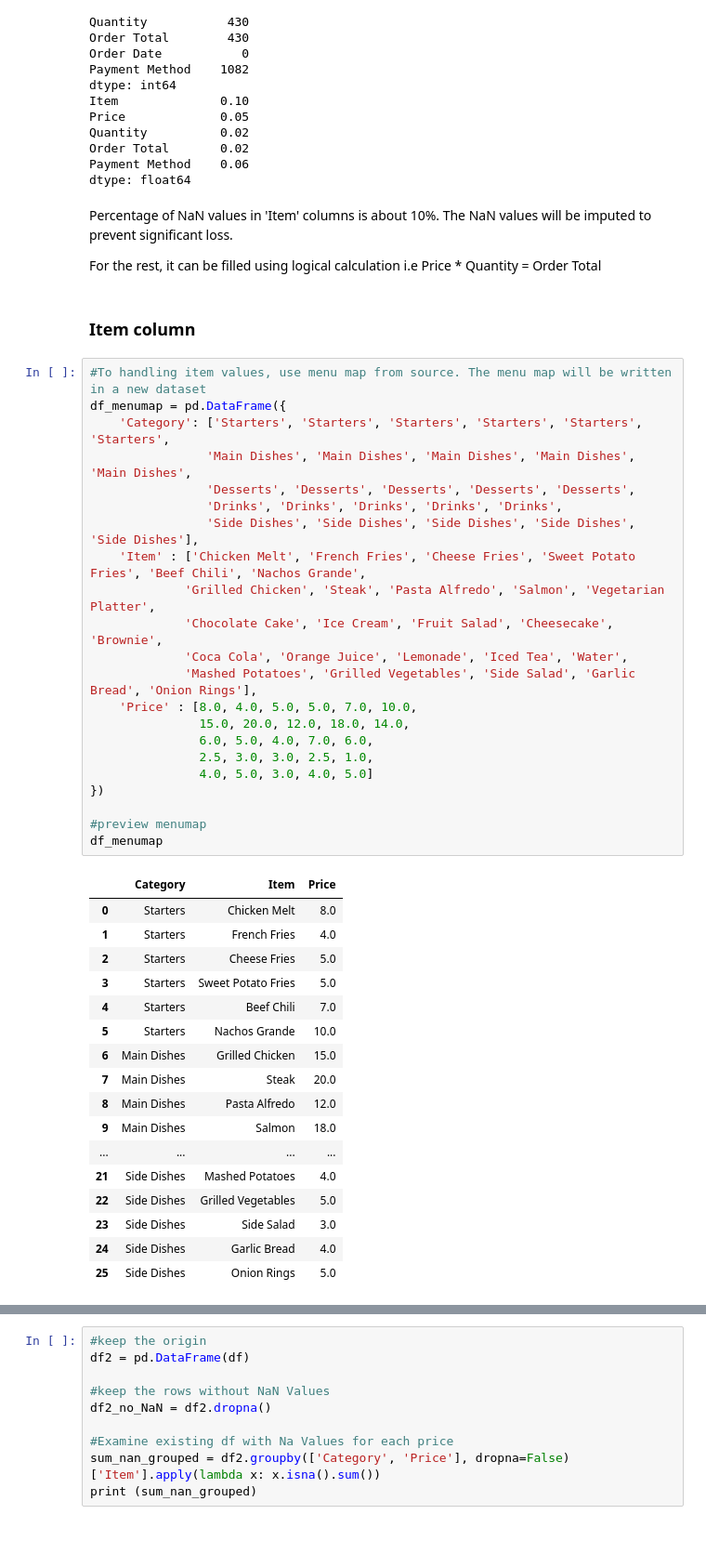
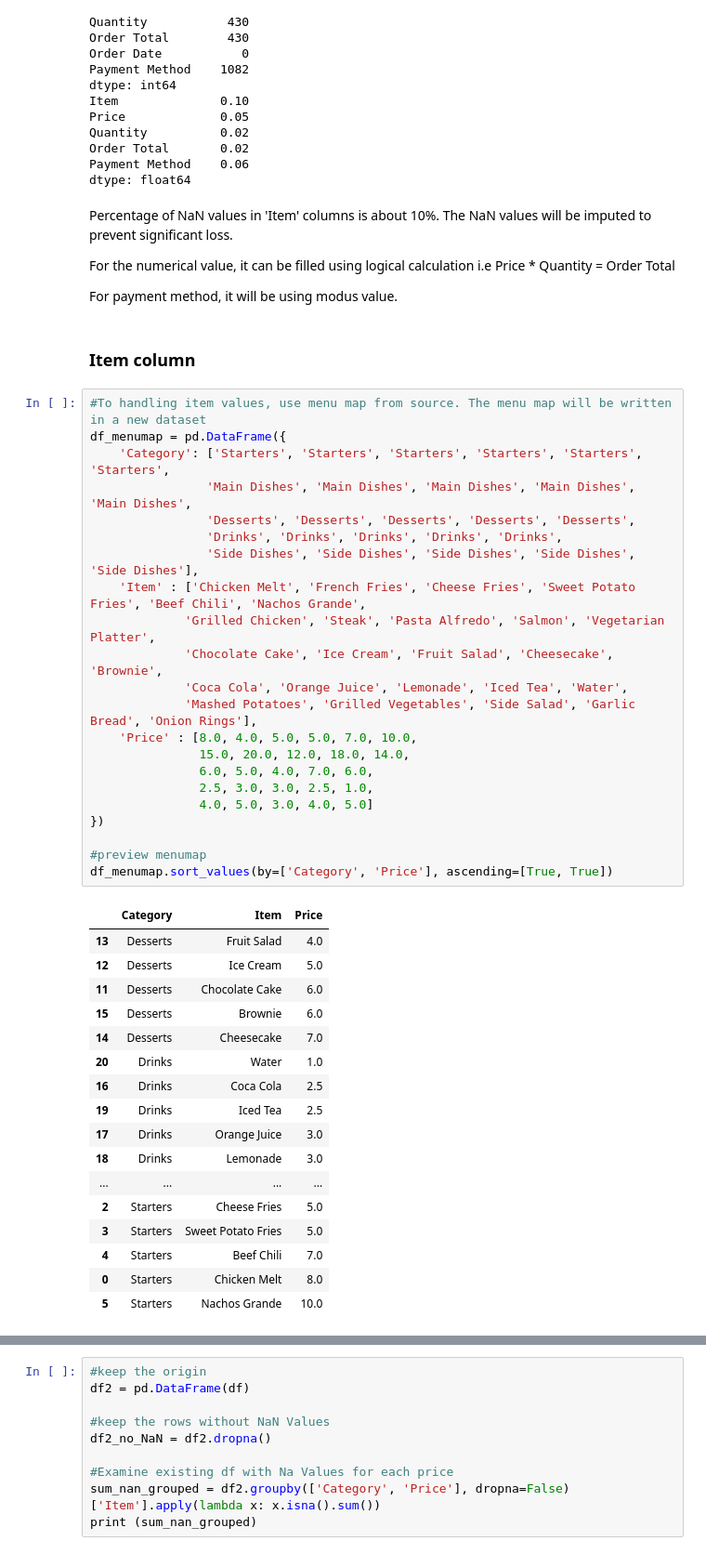
Before and after one commit to graveo-wicaksana/DA_restaurantSales, a Jupyter notebook: DA_restaurantSales.ipynb, the cells around one changed output, grey strips where cells are left out. Shown at 93% size. Cells and saved outputs as stored; diff of their text form.

Commit message:
Updated to handle duplicate price in each category of NaN Items

```diff
--- a/DA_restaurantSales.ipynb
+++ b/DA_restaurantSales.ipynb
@@ -126,46 +126,48 @@ dtype: float64
 # %% [markdown]
 Percentage of NaN values in 'Item' columns is about 10%. The NaN values will be imputed to prevent significant loss.
 
-For the rest, it can be filled using logical calculation i.e Price * Quantity = Order Total
+For the numerical value, it can be filled using logical calculation i.e Price * Quantity = Order Total
+
+For payment method, it will be using modus value.
 # %% [markdown]
 ### Item column
 # %%
 #To handling item values, use menu map from source. The menu map will be written in a new dataset
 df_menumap = pd.DataFrame({
     'Category': ['Starters', 'Starters', 'Starters', 'Starters', 'Starters', 'Starters',
                 'Main Dishes', 'Main Dishes', 'Main Dishes', 'Main Dishes', 'Main Dishes',
                 'Desserts', 'Desserts', 'Desserts', 'Desserts', 'Desserts',
                 'Drinks', 'Drinks', 'Drinks', 'Drinks', 'Drinks',
                 'Side Dishes', 'Side Dishes', 'Side Dishes', 'Side Dishes', 'Side Dishes'],
     'Item' : ['Chicken Melt', 'French Fries', 'Cheese Fries', 'Sweet Potato Fries', 'Beef Chili', 'Nachos Grande',
              'Grilled Chicken', 'Steak', 'Pasta Alfredo', 'Salmon', 'Vegetarian Platter',
              'Chocolate Cake', 'Ice Cream', 'Fruit Salad', 'Cheesecake', 'Brownie',
              'Coca Cola', 'Orange Juice', 'Lemonade', 'Iced Tea', 'Water',
              'Mashed Potatoes', 'Grilled Vegetables', 'Side Salad', 'Garlic Bread', 'Onion Rings'],
     'Price' : [8.0, 4.0, 5.0, 5.0, 7.0, 10.0,
                15.0, 20.0, 12.0, 18.0, 14.0,
                6.0, 5.0, 4.0, 7.0, 6.0,
                2.5, 3.0, 3.0, 2.5, 1.0,
                4.0, 5.0, 3.0, 4.0, 5.0]
 })
 
 #preview menumap
-df_menumap
+df_menumap.sort_values(by=['Category', 'Price'], ascending=[True, True])
 # %% [output]
 |  | Category | Item | Price |
-| 0 | Starters | Chicken Melt | 8.0 |
-| 1 | Starters | French Fries | 4.0 |
+| 13 | Desserts | Fruit Salad | 4.0 |
+| 12 | Desserts | Ice Cream | 5.0 |
+| 11 | Desserts | Chocolate Cake | 6.0 |
+| 15 | Desserts | Brownie | 6.0 |
+| 14 | Desserts | Cheesecake | 7.0 |
+| 20 | Drinks | Water | 1.0 |
+| 16 | Drinks | Coca Cola | 2.5 |
+| 19 | Drinks | Iced Tea | 2.5 |
+| 17 | Drinks | Orange Juice | 3.0 |
+| 18 | Drinks | Lemonade | 3.0 |
+| ... | ... | ... | ... |
 | 2 | Starters | Cheese Fries | 5.0 |
 | 3 | Starters | Sweet Potato Fries | 5.0 |
 | 4 | Starters | Beef Chili | 7.0 |
+| 0 | Starters | Chicken Melt | 8.0 |
 | 5 | Starters | Nachos Grande | 10.0 |
-| 6 | Main Dishes | Grilled Chicken | 15.0 |
-| 7 | Main Dishes | Steak | 20.0 |
-| 8 | Main Dishes | Pasta Alfredo | 12.0 |
-| 9 | Main Dishes | Salmon | 18.0 |
-| ... | ... | ... | ... |
-| 21 | Side Dishes | Mashed Potatoes | 4.0 |
-| 22 | Side Dishes | Grilled Vegetables | 5.0 |
-| 23 | Side Dishes | Side Salad | 3.0 |
-| 24 | Side Dishes | Garlic Bread | 4.0 |
-| 25 | Side Dishes | Onion Rings | 5.0 |
```
Also changed, not shown: parts of 9 cells of this notebook.
